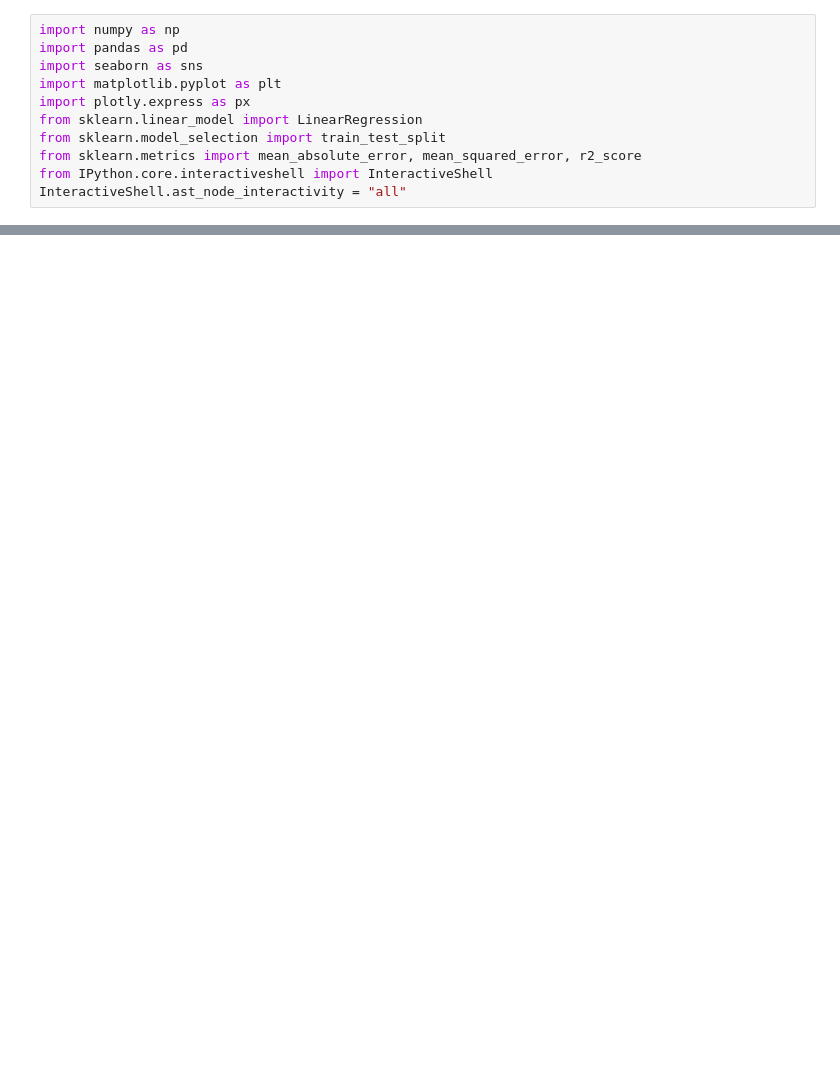
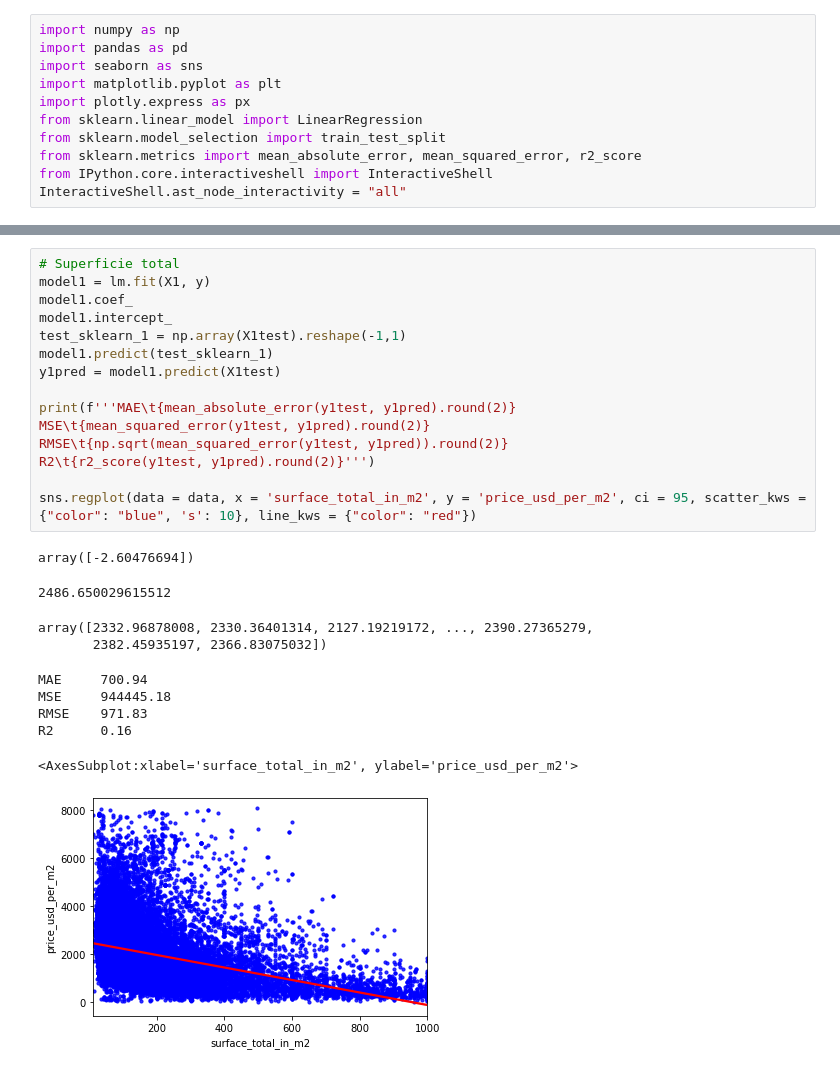
Before and after one commit to szl30n/ProyectosDHDS, a Jupyter notebook: TP2/Enzo.ipynb, the cells around one changed output, grey strips where cells are left out. Saved outputs shown, nothing was run; the diff lists cells and outputs as text; blank space fills up the shorter version.

```diff
--- a/TP2/Enzo.ipynb
+++ b/TP2/Enzo.ipynb
@@ -348,0 +47,26 @@ data.description.to_csv(r'pegar_nombre.txt', index = False, header=True)
+# %%
+# Superficie total
+model1 = lm.fit(X1, y)
+model1.coef_
+model1.intercept_
+test_sklearn_1 = np.array(X1test).reshape(-1,1)
+model1.predict(test_sklearn_1)
+y1pred = model1.predict(X1test)
+
+print(f'''MAE\t{mean_absolute_error(y1test, y1pred).round(2)}
+MSE\t{mean_squared_error(y1test, y1pred).round(2)}
+RMSE\t{np.sqrt(mean_squared_error(y1test, y1pred)).round(2)}
+R2\t{r2_score(y1test, y1pred).round(2)}''')
+
+sns.regplot(data = data, x = 'surface_total_in_m2', y = 'price_usd_per_m2', ci = 95, scatter_kws = {"color": "blue", 's': 10}, line_kws = {"color": "red"})
+# %% [output]
+array([-2.60476694])
+2486.650029615512
+array([2332.96878008, 2330.36401314, 2127.19219172, ..., 2390.27365279,
+       2382.45935197, 2366.83075032])
+MAE     700.94
+MSE     944445.18
+RMSE    971.83
+R2      0.16
+<AxesSubplot:xlabel='surface_total_in_m2', ylabel='price_usd_per_m2'>
+[figure, added]
```
Also changed, not shown: parts of 63 cells of this notebook.
